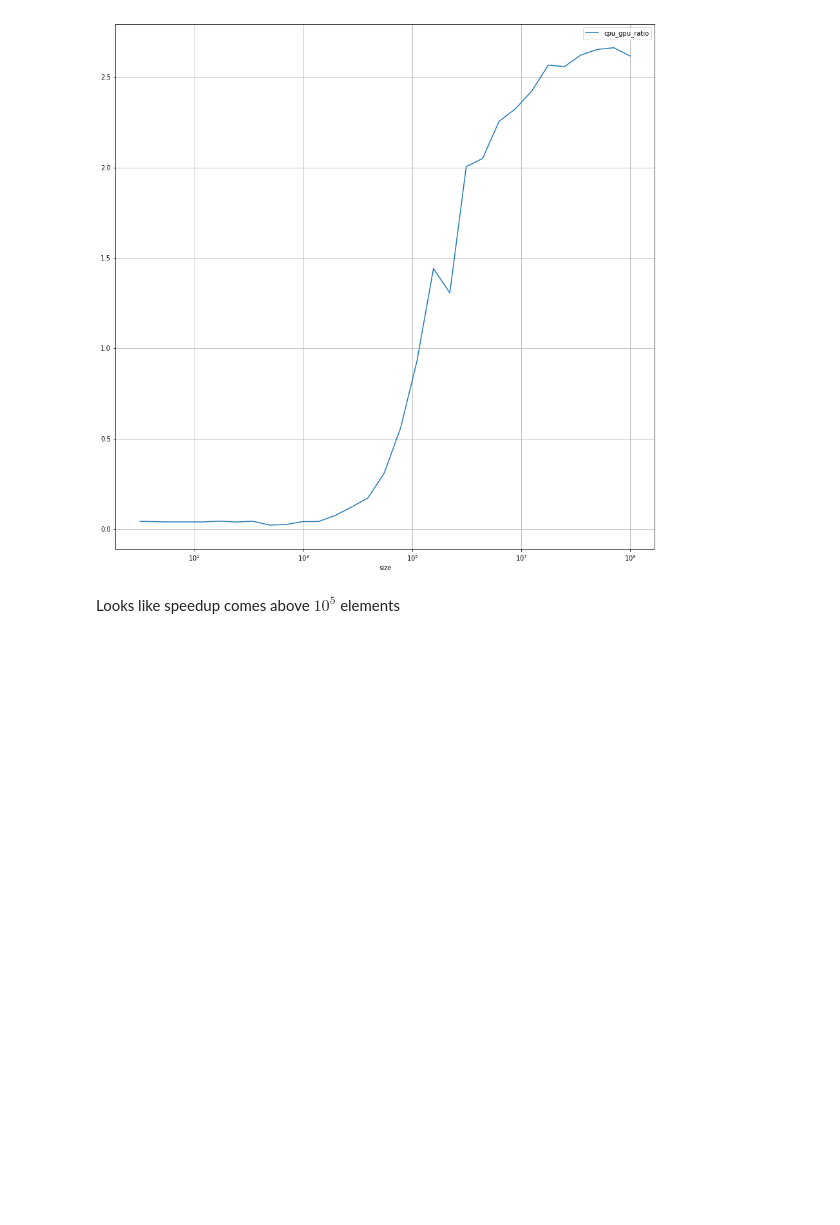
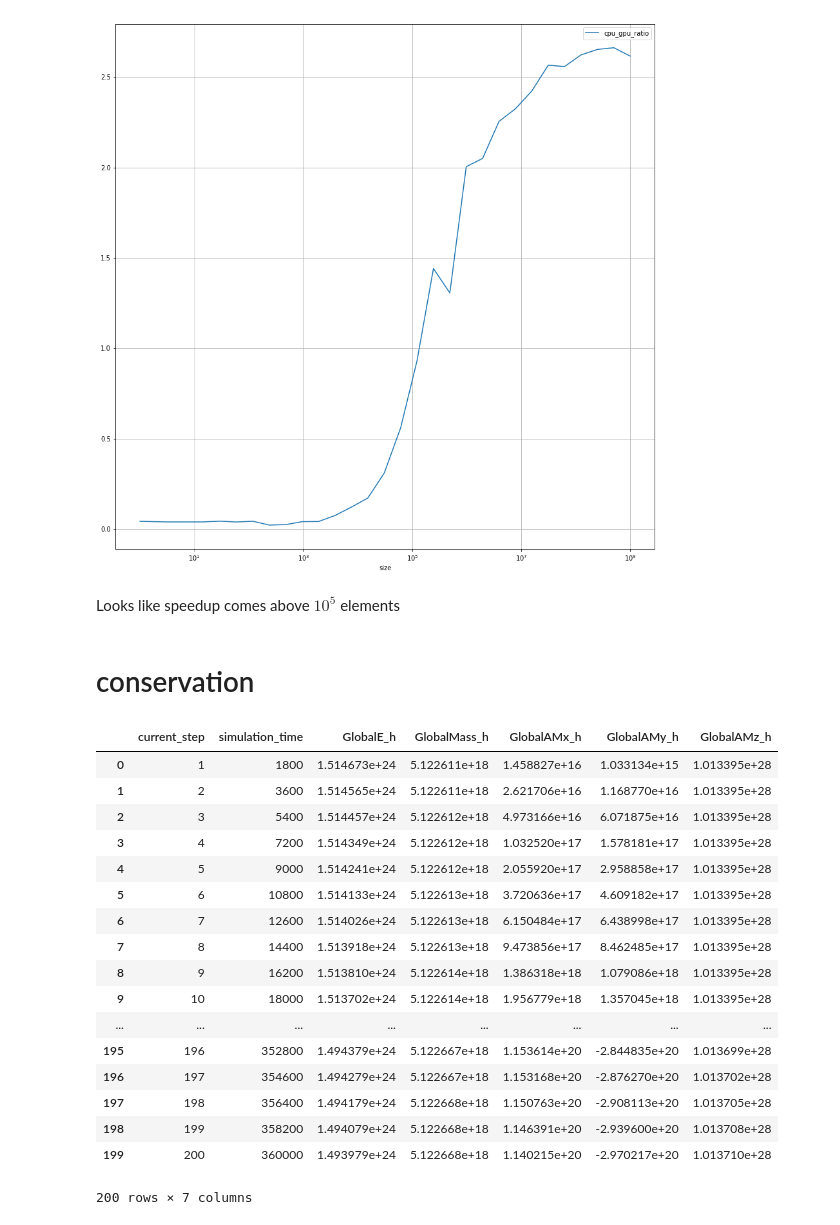
Before and after one commit to exoclime/THOR, a Jupyter notebook: docs/Reduction sum test.ipynb, the cells around one changed output. Cells and saved outputs as stored; diff of their text form; code cells hidden in the pictures; blank space fills up the shorter version.

```diff
--- a/docs/Reduction sum test.ipynb
+++ b/docs/Reduction sum test.ipynb
@@ -122,3 +122,5 @@ table_1024.plot('size', 'cpu_gpu_ratio', figsize=(15,15), logx=True, grid=True)
 [figure]
 # %% [markdown]
 Looks like speedup comes above $10^5$ elements
+# %% [markdown]
+# conservation
@@ -124,0 +133,21 @@ Looks like speedup comes above $10^5$ elements
+# %%
+cons_gpu
+# %% [output]
+|  | current_step | simulation_time | GlobalE_h | GlobalMass_h | GlobalAMx_h | GlobalAMy_h | GlobalAMz_h |
+| 0 | 1 | 1800 | 1.514673e+24 | 5.122611e+18 | 1.458827e+16 | 1.033134e+15 | 1.013395e+28 |
+| 1 | 2 | 3600 | 1.514565e+24 | 5.122611e+18 | 2.621706e+16 | 1.168770e+16 | 1.013395e+28 |
+| 2 | 3 | 5400 | 1.514457e+24 | 5.122612e+18 | 4.973166e+16 | 6.071875e+16 | 1.013395e+28 |
+| 3 | 4 | 7200 | 1.514349e+24 | 5.122612e+18 | 1.032520e+17 | 1.578181e+17 | 1.013395e+28 |
+| 4 | 5 | 9000 | 1.514241e+24 | 5.122612e+18 | 2.055920e+17 | 2.958858e+17 | 1.013395e+28 |
+| 5 | 6 | 10800 | 1.514133e+24 | 5.122613e+18 | 3.720636e+17 | 4.609182e+17 | 1.013395e+28 |
+| 6 | 7 | 12600 | 1.514026e+24 | 5.122613e+18 | 6.150484e+17 | 6.438998e+17 | 1.013395e+28 |
+| 7 | 8 | 14400 | 1.513918e+24 | 5.122613e+18 | 9.473856e+17 | 8.462485e+17 | 1.013395e+28 |
+| 8 | 9 | 16200 | 1.513810e+24 | 5.122614e+18 | 1.386318e+18 | 1.079086e+18 | 1.013395e+28 |
+| 9 | 10 | 18000 | 1.513702e+24 | 5.122614e+18 | 1.956779e+18 | 1.357045e+18 | 1.013395e+28 |
+| ... | ... | ... | ... | ... | ... | ... | ... |
+| 195 | 196 | 352800 | 1.494379e+24 | 5.122667e+18 | 1.153614e+20 | -2.844835e+20 | 1.013699e+28 |
+| 196 | 197 | 354600 | 1.494279e+24 | 5.122667e+18 | 1.153168e+20 | -2.876270e+20 | 1.013702e+28 |
+| 197 | 198 | 356400 | 1.494179e+24 | 5.122668e+18 | 1.150763e+20 | -2.908113e+20 | 1.013705e+28 |
+| 198 | 199 | 358200 | 1.494079e+24 | 5.122668e+18 | 1.146391e+20 | -2.939600e+20 | 1.013708e+28 |
+| 199 | 200 | 360000 | 1.493979e+24 | 5.122668e+18 | 1.140215e+20 | -2.970217e+20 | 1.013710e+28 |
+200 rows × 7 columns
```
Also changed, not shown: parts of 3 cells of this notebook, 5 other files.
